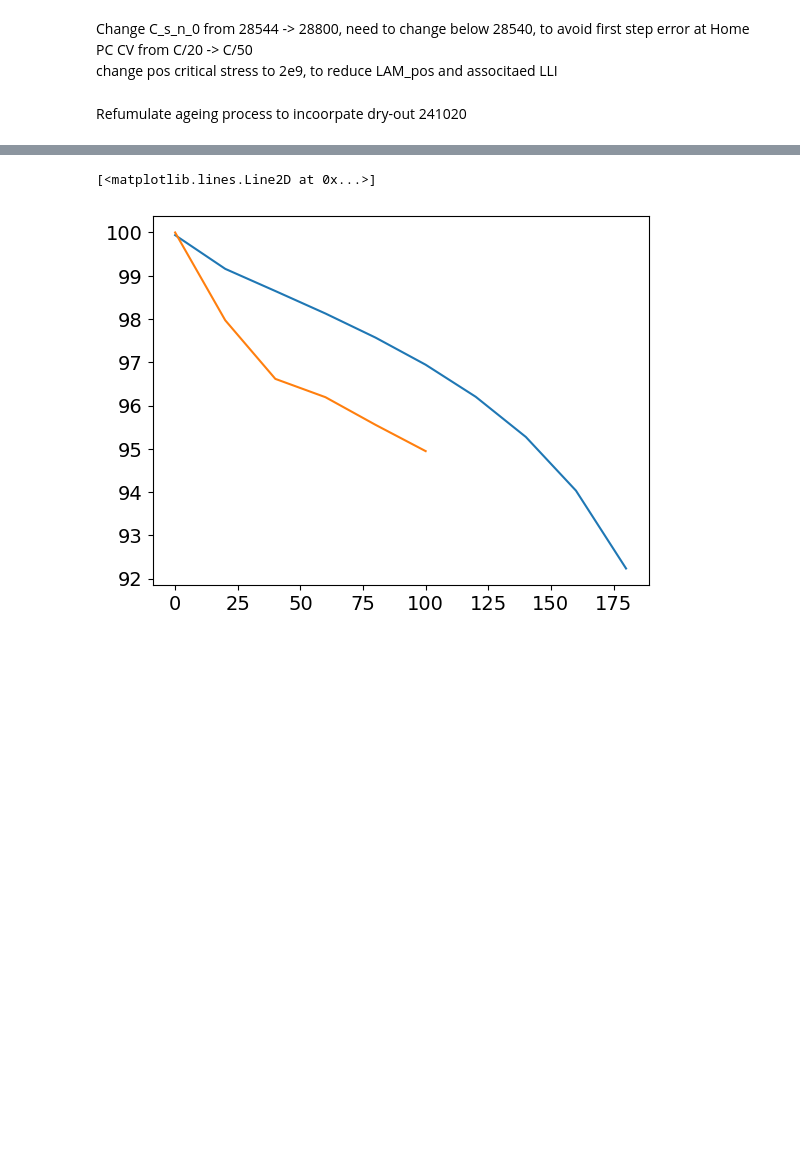
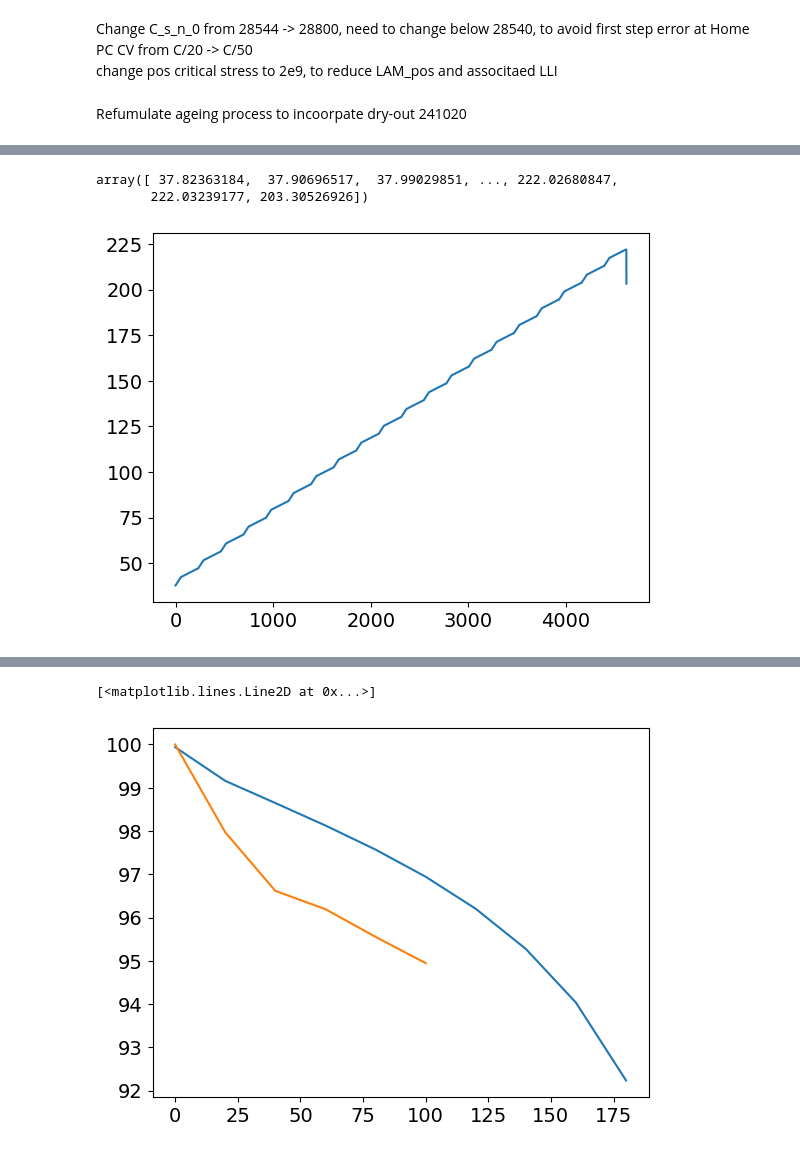
Before and after one commit to wsmgxl2022/PyBaMM, a Jupyter notebook: docs/source/examples/notebooks/models/Pressure_wip/Ruihe/XG_validate_20cycles_ageing_refomulate_1104.ipynb, the cells around one changed output, grey strips where cells are left out. Saved outputs shown, nothing was run; the diff lists cells and outputs as text; code cells hidden in the pictures; blank space fills up the shorter version.

```diff
--- a/docs/source/examples/notebooks/models/Pressure_wip/Ruihe/XG_validate_20cycles_ageing_refomulate_1104.ipynb
+++ b/docs/source/examples/notebooks/models/Pressure_wip/Ruihe/XG_validate_20cycles_ageing_refomulate_1104.ipynb
@@ -14,12 +14,12 @@ from scipy.io import savemat,loadmat;
 from pybamm import constants,exp;import matplotlib as mpl
 
 # Global setting
-purpose_i = "Warwick_1118_n10p20_ncs10pcs10_Dint3.5e-18_ncr0.01_decay1.05e-6"
+purpose_i = "Warwick_1129_n10p20_ncs10pcs10_Dint3e-18_ncr0.01_decay1e-6_pordecay0.5_short"
 rows_per_file = 1
 Scan_end_end = 12
 
 # define options:
-On_HPC =  False;        Runshort="War_long";    Add_Rest = False
+On_HPC =  False;        Runshort="War_short";    Add_Rest = False
 Plot_Exp=True;          Timeout=True;     Return_Sol=True;
 Check_Small_Time=True;  R_from_GITT = False
 fs = 14; dpi = 300; Re_No =0
@@ -64,7 +64,7 @@ else:
 
 
 # import all functions
-from Fun_NC_Xinlei import *
+from Fun_NC_Xinlei_1202 import *
 
 # Load input file
 Para_dict_list = load_combinations_from_csv(Para_file)
@@ -135,0 +154,7 @@ Scan 0 Re 0: Finish post-process for No.40 RPT cycles within 133.898 ms
+# %%
+plt.plot(Sol_AGE[0]["Throughput capacity [A.h]"].entries)
+Sol_AGE[0]["Throughput capacity [A.h]"].entries
+# %% [output]
+array([ 37.82363184,  37.90696517,  37.99029851, ..., 222.02680847,
+       222.03239177, 203.30526926])
+[figure, added]
```
Also changed, not shown: parts of 2 cells of this notebook, 18 other files.
